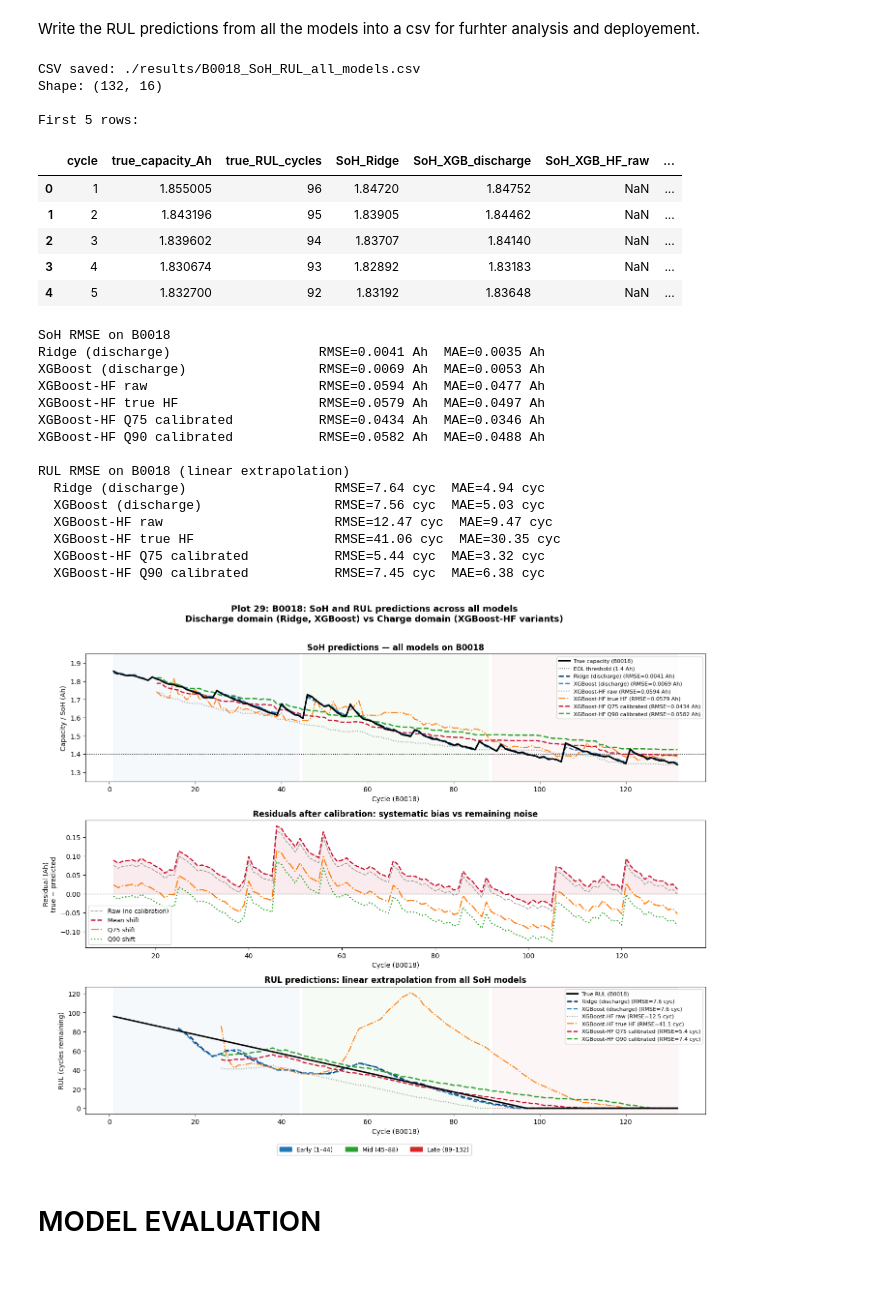
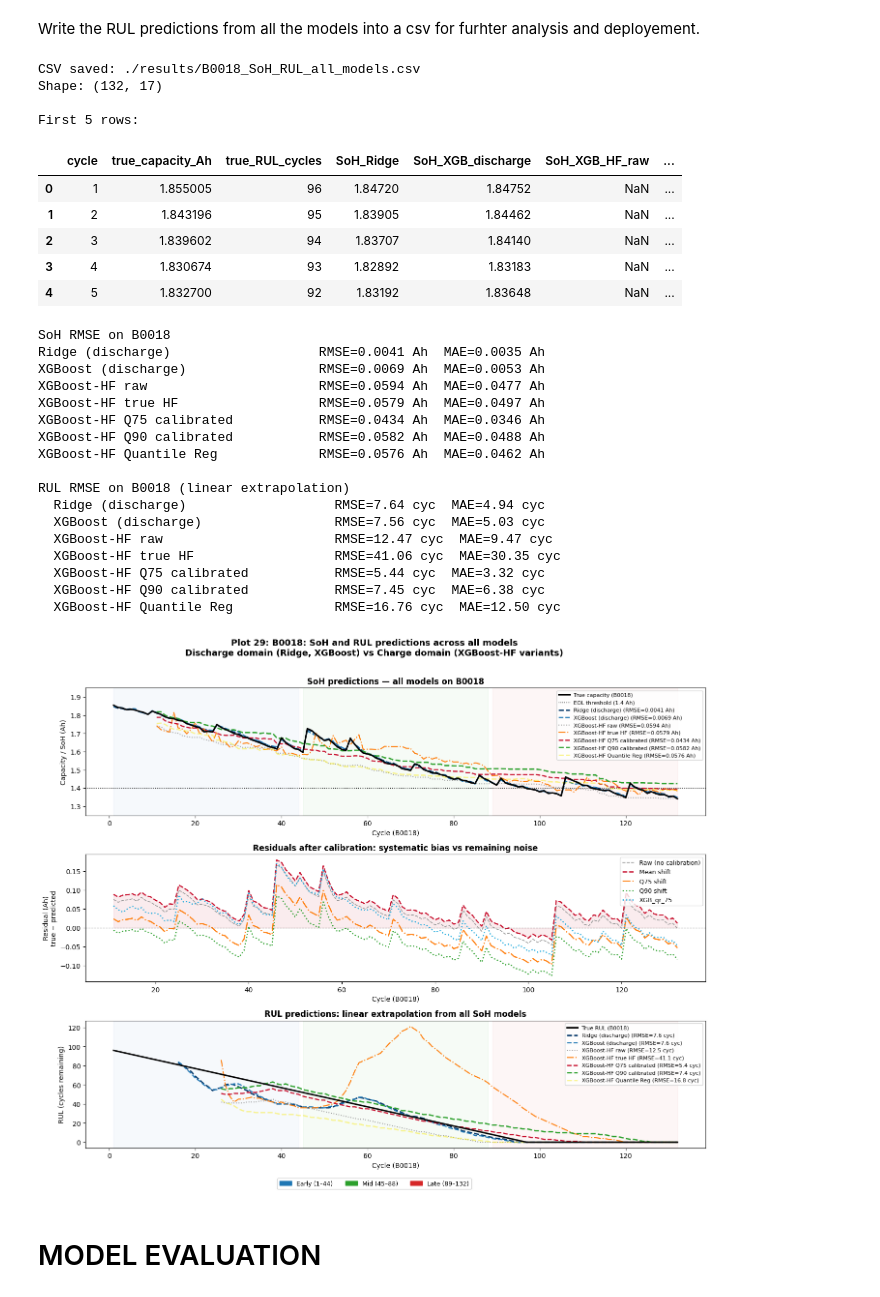
Before and after one commit to adithyaprasadsv/battery-soh-ml, a Jupyter notebook: battery_soh_script.ipynb, the cells around one changed output. Drawn from its saved outputs; the diff is of its cells as text; code cells hidden in the pictures.

Commit message:
update quantile regression

```diff
--- a/battery_soh_script.ipynb
+++ b/battery_soh_script.ipynb
@@ -2160,7 +2158,7 @@ plt.show()
 # %%
 # Quantile regression
 results_quantile = {}
-best_rmse = np.inf
+best_rmse_q = np.inf
 for alpha in [0.5, 0.75, 0.90]:
     xgb_q = XGBRegressor(
         objective = "reg:quantileerror",
@@ -2185,16 +2183,18 @@ for alpha in [0.5, 0.75, 0.90]:
     mae = mean_absolute_error(y_true_valid, y_pred_q)
     bias = (y_true_valid - y_pred_q).mean()
 
-    if rmse < best_rmse:
-        best_rmse = rmse
-        best_strategy = y_pred_q
-        best_alpha = alpha
+    if rmse < best_rmse_q:
+        best_rmse_q = rmse
+        best_strategy_q = y_pred_q
+        best_alpha_q = alpha
 
     results_quantile[alpha] = {
         "rmse": rmse, "mae": mae, "bias": bias, "pred": y_pred_q
     }
     print(f"  Q{int(alpha*100):>2}  RMSE={rmse:.4f} Ah  "
           f"MAE={mae:.4f} Ah  bias={bias:.4f} Ah")
+
+results_cal['XGB_qr_75'] = {'rmse':0.0576,'bias':0.0229,"pred":best_strategy_q}
 # %% [output]
   Q50  RMSE=0.0650 Ah  MAE=0.0515 Ah  bias=0.0474 Ah
   Q75  RMSE=0.0576 Ah  MAE=0.0462 Ah  bias=0.0229 Ah
@@ -2420,13 +2475,12 @@ xgb_hf_raw = y_pred_soh[valid_mask_hf]
 xgb_hf_true = y_pred_true_hf[valid_mask_hf]
 xgb_hf_q75 = xgb_hf_raw + offset_q75
 xgb_hf_q90 = xgb_hf_raw + offset_q90
+xgb_hf_QR = best_strategy_q
 # %%
 # True RUL
 eol_candidates = cyc_discharge[y_true_dis < EOL_THRESHOLD]
 true_eol = int(eol_candidates[0]) if len(eol_candidates) > 0 else int(cyc_discharge[-1])
 print(f"True EOL cycle: {true_eol}")
-
-
 
 def linear_decay_robust(hist_cyc, hist_cap):
     model = HuberRegressor()
@@ -2467,10 +2521,11 @@ rul_ridge, true_rul_dis = compute_linear_rul(cyc_discharge, ridge_preds, true_eo
 rul_xgb_dis, _ = compute_linear_rul(cyc_discharge, xgb_preds, true_eol)
 
 # Charge models use 122 cycles (window offset)
-rul_hf_raw, true_rul_hf = compute_linear_rul(cyc_hf, xgb_hf_raw,  true_eol)
+rul_hf_raw, true_rul_hf = compute_linear_rul(cyc_hf, xgb_hf_raw, true_eol)
 rul_hf_true, _ = compute_linear_rul(cyc_hf, xgb_hf_true, true_eol)
-rul_hf_q75, _ = compute_linear_rul(cyc_hf, xgb_hf_q75,  true_eol)
-rul_hf_q90, _ = compute_linear_rul(cyc_hf, xgb_hf_q90,  true_eol)
+rul_hf_q75, _ = compute_linear_rul(cyc_hf, xgb_hf_q75, true_eol)
+rul_hf_q90, _ = compute_linear_rul(cyc_hf, xgb_hf_q90, true_eol)
+rul_hf_QR, _ = compute_linear_rul(cyc_hf, xgb_hf_QR, true_eol)
 # %% [output]
 True EOL cycle: 97
 Computing RUL for all models...
@@ -2506,6 +2561,7 @@ hf_lookup = {
     "RUL_XGB_HF_true": dict(zip(cyc_hf, rul_hf_true)),
     "RUL_XGB_HF_Q75": dict(zip(cyc_hf, rul_hf_q75)),
     "RUL_XGB_HF_Q90": dict(zip(cyc_hf, rul_hf_q90)),
+    "RUL_XGB_HF_QR": dict(zip(cyc_hf, rul_hf_QR))
 }
 for col, lookup in hf_lookup.items():
     dis_df[col] = dis_df["cycle"].map(lookup)
@@ -2526,7 +2582,7 @@ print(f"\nFirst 5 rows:")
 dis_df.head()
 # %% [output]
 CSV saved: ./results/B0018_SoH_RUL_all_models.csv
-Shape: (132, 16)
+Shape: (132, 17)
 
 First 5 rows:
 |  | cycle | true_capacity_Ah | true_RUL_cycles | SoH_Ridge | SoH_XGB_discharge | SoH_XGB_HF_raw | ... |
@@ -2545,6 +2601,7 @@ soh_models = {
     "XGBoost-HF true HF": (cyc_hf, y_true_hf, xgb_hf_true),
     "XGBoost-HF Q75 calibrated":(cyc_hf, y_true_hf, xgb_hf_q75),
     "XGBoost-HF Q90 calibrated":(cyc_hf, y_true_hf, xgb_hf_q90),
+    "XGBoost-HF Quantile Reg":(cyc_hf, y_true_hf, xgb_hf_QR)
 }
 for name, (cyc, y_true, y_pred) in soh_models.items():
     valid = ~np.isnan(y_pred)
@@ -2560,6 +2617,7 @@ rul_models = {
     "XGBoost-HF true HF": (cyc_hf, true_rul_hf,  rul_hf_true),
     "XGBoost-HF Q75 calibrated": (cyc_hf, true_rul_hf,  rul_hf_q75),
     "XGBoost-HF Q90 calibrated": (cyc_hf, true_rul_hf,  rul_hf_q90),
+    "XGBoost-HF Quantile Reg": (cyc_hf, true_rul_hf,  rul_hf_QR)
 }
 for name, (cyc, t_rul, p_rul) in rul_models.items():
     valid = ~np.isnan(p_rul)
@@ -2577,6 +2635,7 @@ XGBoost-HF raw                      RMSE=0.0594 Ah  MAE=0.0477 Ah
 XGBoost-HF true HF                  RMSE=0.0579 Ah  MAE=0.0497 Ah
 XGBoost-HF Q75 calibrated           RMSE=0.0434 Ah  MAE=0.0346 Ah
 XGBoost-HF Q90 calibrated           RMSE=0.0582 Ah  MAE=0.0488 Ah
+XGBoost-HF Quantile Reg             RMSE=0.0576 Ah  MAE=0.0462 Ah
 
 RUL RMSE on B0018 (linear extrapolation)
   Ridge (discharge)                   RMSE=7.64 cyc  MAE=4.94 cyc
@@ -2585,6 +2644,7 @@ RUL RMSE on B0018 (linear extrapolation)
   XGBoost-HF true HF                  RMSE=41.06 cyc  MAE=30.35 cyc
   XGBoost-HF Q75 calibrated           RMSE=5.44 cyc  MAE=3.32 cyc
   XGBoost-HF Q90 calibrated           RMSE=7.45 cyc  MAE=6.38 cyc
+  XGBoost-HF Quantile Reg             RMSE=16.76 cyc  MAE=12.50 cyc
 # %%
 ## Plot
 fig, axes = plt.subplots(3, 1, figsize=(14, 11))
@@ -2603,6 +2663,7 @@ model_styles = {
     "XGBoost-HF true HF": (cyc_hf, xgb_hf_true,"#ff7f0e", "-.", 1.6),
     "XGBoost-HF Q75 calibrated": (cyc_hf, xgb_hf_q75, "#C8102E", "--",  1.8),
     "XGBoost-HF Q90 calibrated": (cyc_hf, xgb_hf_q90, "#2ca02c", "--",  2.0),
+    "XGBoost-HF Quantile Reg": (cyc_hf, xgb_hf_QR, "#f7eb0a73", "--",  2.0),
 }
 
 for label, (cyc, pred, color, ls, lw) in model_styles.items():
@@ -2659,7 +2720,10 @@ rul_styles = {
     "XGBoost-HF true HF": (cyc_hf, rul_hf_true, "#ff7f0e", "-.", 1.6),
     "XGBoost-HF Q75 calibrated": (cyc_hf, rul_hf_q75, "#C8102E", "--", 1.8),
     "XGBoost-HF Q90 calibrated": (cyc_hf, rul_hf_q90, "#2ca02c", "--", 2.0),
+    "XGBoost-HF Quantile Reg": (cyc_hf, rul_hf_QR, "#f7eb0a73", "--", 2.0)
 }
+
+# "XGBoost-HF Quantile Reg": (cyc_hf, rul_hf_qr75, "#cd11b4", "--", 2.0),
 
 for label, (cyc, rul, color, ls, lw) in rul_styles.items():
     valid = ~np.isnan(rul)
@@ -2673,34 +2737,34 @@ for label, (cyc, rul, color, ls, lw) in rul_styles.items():
             color=color, linestyle=ls, linewidth=lw,
             label=f"{label} (RMSE={rmse:.1f} cyc)")
 
 ax.set_xlabel("Cycle (B0018)")
 ax.set_ylabel("RUL (cycles remaining)")
 ax.set_title("RUL predictions: linear extrapolation from all SoH models",
              fontweight="bold")
 ax.legend(fontsize=8, loc="upper right")
 
 ax.axvspan(1, 44, alpha=0.04, color="#1f77b4")
 ax.axvspan(45, 88, alpha=0.04, color="#2ca02c")
 ax.axvspan(89, 132, alpha=0.04, color="#d62728")
 
 from matplotlib.patches import Patch
 fig.legend(handles=[
     Patch(color="#1f77b4", label="Early (1–44)"),
     Patch(color="#2ca02c", label="Mid (45–88)"),
     Patch(color="#d62728", label="Late (89–132)"),
 ], loc="lower center", ncol=3, fontsize=9,
    bbox_to_anchor=(0.5, -0.03))
 
 plt.suptitle(
     "Plot 29: B0018: SoH and RUL predictions across all models\n"
     "Discharge domain (Ridge, XGBoost) vs Charge domain (XGBoost-HF variants)",
     fontweight="bold", y=1.01, fontsize=13
 )
 plt.tight_layout()
 plt.savefig("./assets/plot29_final_soh_rul_comparison.png", dpi=150, bbox_inches="tight")
 plt.show()
 # %% [output]
-[figure, old version]
+[figure, new version]
 # %% [markdown]
 # MODEL EVALUATION
 # %% [markdown]
```
Also changed, not shown: parts of 3 cells of this notebook, 4 other files.
